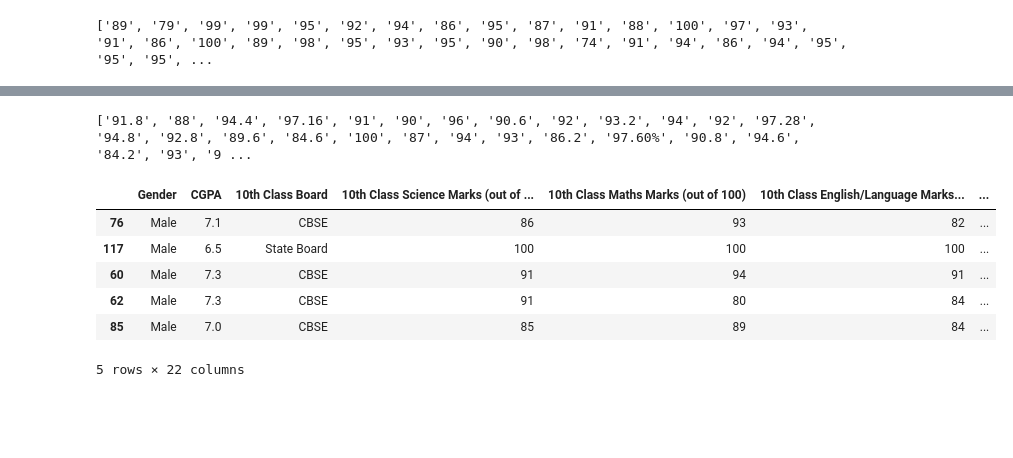
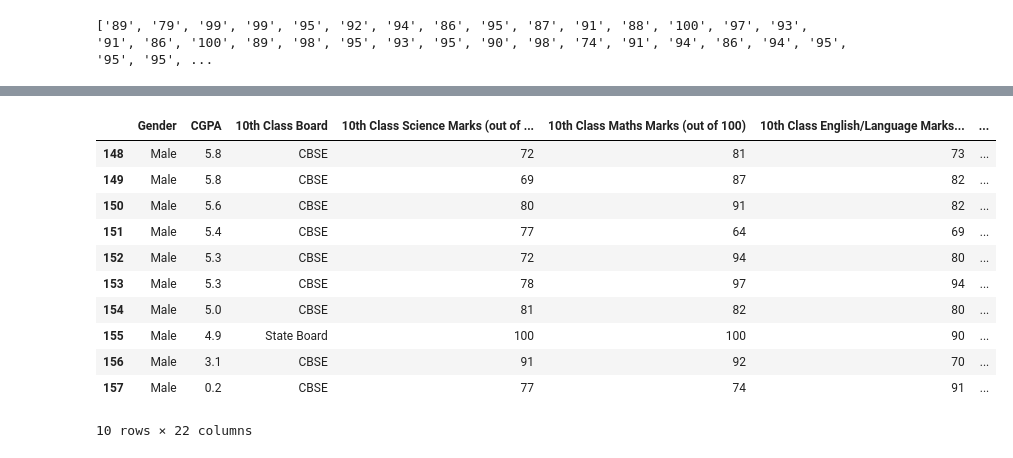
Before and after one commit to amitsitare/CGPA-Prediction-Model, a Jupyter notebook: Assignment1.ipynb, the cells around one changed output, grey strips where cells are left out. Saved outputs shown, nothing was run; the diff lists cells and outputs as text; code cells hidden in the pictures; blank space fills up the shorter version.

Commit message:
completed the cleaning

```diff
--- a/Assignment1.ipynb
+++ b/Assignment1.ipynb
@@ -187,3 +222,6 @@ df.loc[df['10th Class English/Language Marks (out of 100)'] == 'Pass', '10th Cla
+# %%
+# Load dataset (Replace 'your_dataset.csv' with actual file)
+df = pd.read_csv(r"C:\Users\dell\OneDrive\Desktop\All file\CGPA-Prediction-Model\cleaned_data.csv")
 # %%
 df.info()
 # %% [output]
@@ -247,55 +245,15 @@ NameError: name 'df' is not defined
-# %%
-# Get a English_10_Marks_column as a list
-overallpercentage = df['10th Class Overall Percentage'].tolist()
-print(overallpercentage)
-# %% [output]
-['91.8', '88', '94.4', '97.16', '91', '90', '96', '90.6', '92', '93.2', '94', '92', '97.28', '94.8', '92.8', '89.6', '84.6', '100', '87', '94', '93', '86.2', '97.60%', '90.8', '94.6', '84.2', '93', '9 ...
-# %%
-df.sample(5)
-# %% [output]
-|  | Gender | CGPA | 10th Class Board | 10th Class Science Marks (out of ... | 10th Class Maths Marks (out of 100) | 10th Class English/Language Marks... | ... |
-| 76 | Male | 7.1 | CBSE | 86 | 93 | 82 | ... |
-| 117 | Male | 6.5 | State Board | 100 | 100 | 100 | ... |
-| 60 | Male | 7.3 | CBSE | 91 | 94 | 91 | ... |
-| 62 | Male | 7.3 | CBSE | 91 | 80 | 84 | ... |
-| 85 | Male | 7.0 | CBSE | 85 | 89 | 84 | ... |
-5 rows × 22 columns
-# %%
-import pandas as pd
-
-# Sample DataFrame
-data = {
-    'Column1': ['9/10', '99%', 'Pass', '85(ENG)', '8/10', '92%'],
-    'Column2': ['7/10', '88%', 'Pass', '99(ENG)', '75%', 'Pass']
-}
-
-df = pd.DataFrame(data)
-
-# Step 1: Define a function to clean values
-def clean_value(value):
-    if isinstance(value, str):  # Check if the value is a string
-        if '/' in value:  # Convert '9/10' format to float
-            num, denom = map(float, value.split('/'))
-            return (num / denom) * 100
-        elif '%' in value:  # Remove '%' and convert to float
-            return float(value.replace('%', ''))
-        elif value.lower() == 'pass':  # Replace 'Pass' with 90
-            return 90.0
-        elif value.lower()=='not given'or value.lower()=='na':
-            return 0.0
-        elif '(ENG)' in value:  # Remove '(ENG)' and convert to float
-            return float(value.replace('(ENG)', ''))
-        elif 'percentile' in value:  # Remove '(ENG)' and convert to float
-            return float(value.replace('percentile', ''))
-        else:
-            return float(value)  # Convert normal numeric strings to float
-    return value  # Return original value if it's already a number
-
-# Step 2: Apply cleaning function to all columns
-df_cleaned = df.applymap(clean_value)
-
-# Step 3: Save the cleaned dataset
-df_cleaned.to_csv("cleaned_data.csv", index=False)  # Saves as CSV
-
-# Display cleaned DataFrame
-print(df_cleaned)
+# %%
+df.tail(10)
+# %% [output]
+|  | Gender | CGPA | 10th Class Board | 10th Class Science Marks (out of ... | 10th Class Maths Marks (out of 100) | 10th Class English/Language Marks... | ... |
+| 148 | Male | 5.8 | CBSE | 72 | 81 | 73 | ... |
+| 149 | Male | 5.8 | CBSE | 69 | 87 | 82 | ... |
+| 150 | Male | 5.6 | CBSE | 80 | 91 | 82 | ... |
+| 151 | Male | 5.4 | CBSE | 77 | 64 | 69 | ... |
+| 152 | Male | 5.3 | CBSE | 72 | 94 | 80 | ... |
+| 153 | Male | 5.3 | CBSE | 78 | 97 | 94 | ... |
+| 154 | Male | 5.0 | CBSE | 81 | 82 | 80 | ... |
+| 155 | Male | 4.9 | State Board | 100 | 100 | 90 | ... |
+| 156 | Male | 3.1 | CBSE | 91 | 92 | 70 | ... |
+| 157 | Male | 0.2 | CBSE | 77 | 74 | 91 | ... |
+10 rows × 22 columns
```
Also changed, not shown: parts of 14 cells of this notebook, 2 other files.
